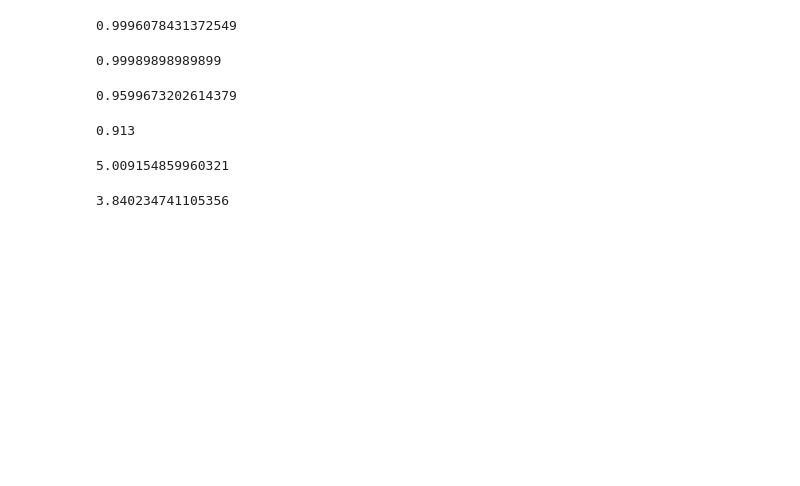
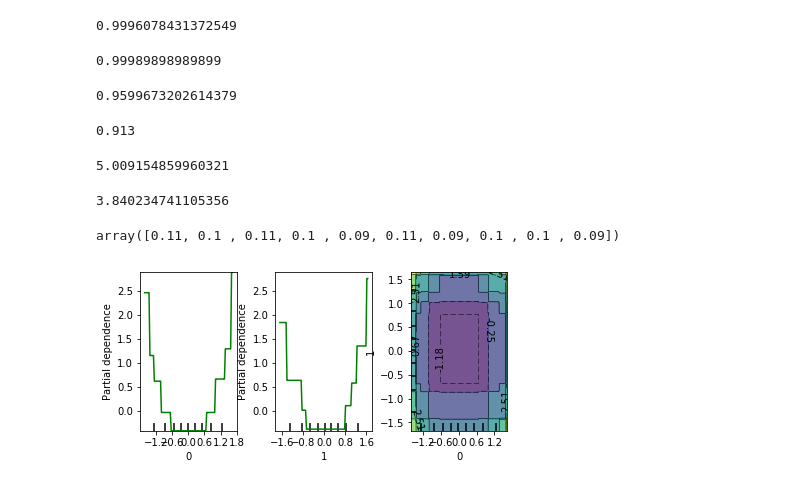
Before and after one commit to colorfulclouds/tensorflow2, a Jupyter notebook: sklearn/classification/ensemble method/ensemble method.ipynb, the cells around one changed output. Drawn from its saved outputs; the diff is of its cells as text; code cells hidden in the pictures; blank space fills up the shorter version.

```diff
--- a/sklearn/classification/ensemble method/ensemble method.ipynb
+++ b/sklearn/classification/ensemble method/ensemble method.ipynb
@@ -102,0 +106,10 @@ mean_squared_error(y_test , est.predict(X_test))
+# %%
+X , y = make_hastie_10_2(random_state = 0)
+clf = GradientBoostingClassifier(n_estimators=100,
+                                learning_rate = 1.0,
+                                max_depth=1,
+                                random_state=0).fit(X , y)
+#每个特征的重要程度
+clf.feature_importances_
+# %% [output]
+array([0.11, 0.1 , 0.11, 0.1 , 0.09, 0.11, 0.09, 0.1 , 0.1 , 0.09])
@@ -102,0 +124,11 @@ mean_squared_error(y_test , est.predict(X_test))
+# %%
+X , y = make_hastie_10_2(random_state=0)
+clf = GradientBoostingClassifier(n_estimators=100,
+                                learning_rate=1.0,
+                                max_depth=1,
+                                random_state=0).fit(X , y)
+
+features = [0,1,(0,1)]
+fig , axs = plot_partial_dependence(clf , X , features)
+# %% [output]
+[figure, added]
```
Also changed, not shown: parts of 11 cells of this notebook.
